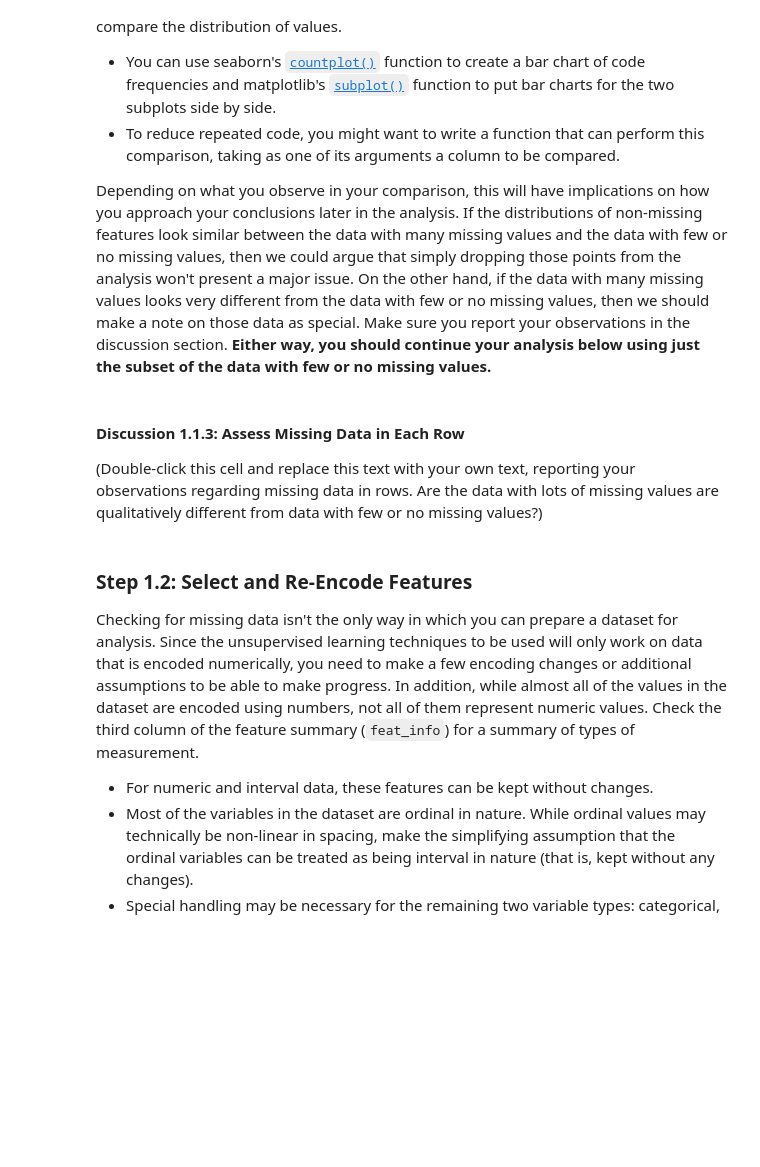
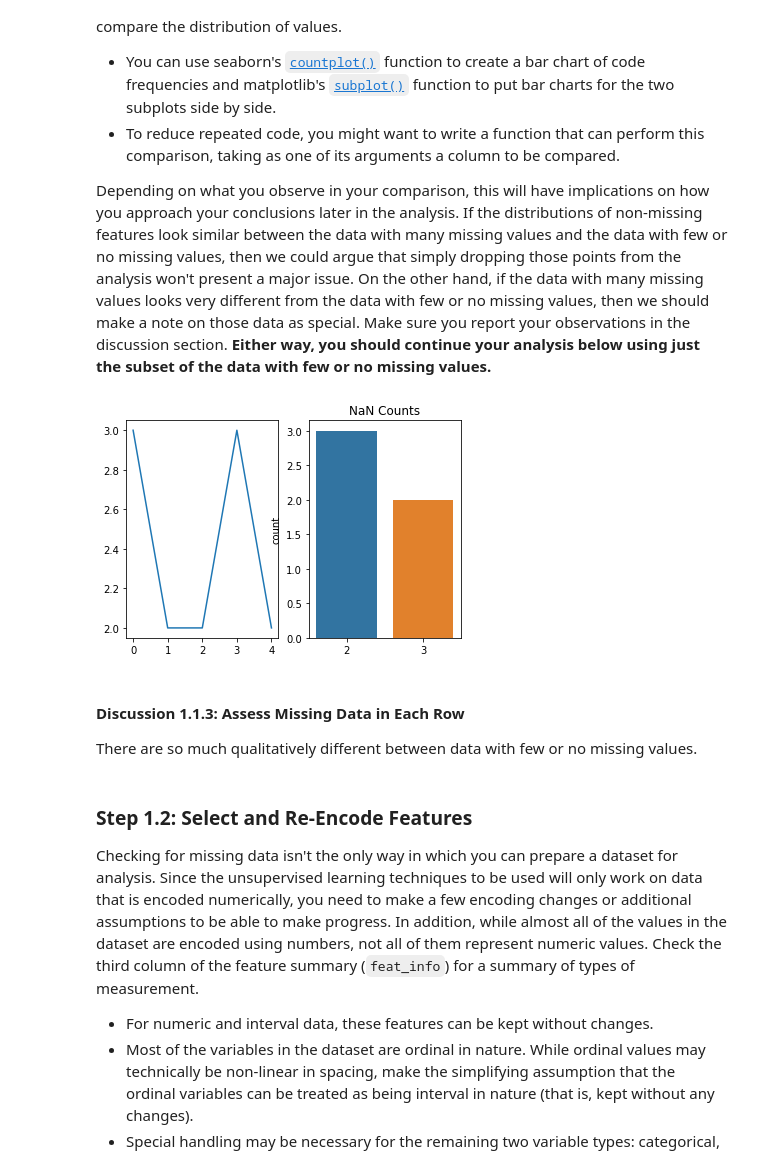
Before and after one commit to kylechenoO/Identify_Customer_Segments, a Jupyter notebook: Identify_Customer_Segments.ipynb, the cells around one changed output. Drawn from its saved outputs; the diff is of its cells as text; code cells hidden in the pictures; blank space fills up the shorter version.

```diff
--- a/Identify_Customer_Segments.ipynb
+++ b/Identify_Customer_Segments.ipynb
@@ -86,6 +201,8 @@ In order to know what to do with the outlier rows, we should see if the distribu
 Depending on what you observe in your comparison, this will have implications on how you approach your conclusions later in the analysis. If the distributions of non-missing features look similar between the data with many missing values and the data with few or no missing values, then we could argue that simply dropping those points from the analysis won't present a major issue. On the other hand, if the data with many missing values looks very different from the data with few or no missing values, then we should make a note on those data as special. Make sure you report your observations in the discussion section. **Either way, you should continue your analysis below using just the subset of the data with few or no missing values.**
 # %%
 # How much data is missing in each row of the dataset?
+features = azdias.shape[1]
+nan_line = azdias.shape[1] - azdias.count(axis=1)
 # %%
 # Write code to divide the data into two subsets based on the number of missing
 # values in each row.
@@ -95,7 +211,32 @@ Depending on what you observe in your comparison, this will have implications on
+# %%
+# Compare the distribution of values for at least five columns where there are
+# no or few missing values, between the two subsets.
+# plot it
+def show(df_aly, features):
+    X = []
+    Y = []
+    for feature in features:
+        X.append(feature)
+        Y.append(df_aly[feature].isnull().sum())
+
+    plt.subplot(121)
+    plt.plot(Y)
+    plt.subplot(122)
+    sns.countplot(Y)
+    plt.title('NaN Counts')
+    plt.show()
+
+
+df_aly = azdias[azdias.index.isin(nan_line[nan_line > 0].index)].head(4)
+df_aly = df_aly.append(azdias[azdias.index.isin(nan_line[nan_line == 0].index)].head(1))
+features = ['KKK', 'LP_LEBENSPHASE_FEIN', 'LP_LEBENSPHASE_GROB', 'REGIOTYP', 'RELAT_AB']
+show(df_aly, features)
+# %% [output]
+[figure, added]
 # %% [markdown]
 #### Discussion 1.1.3: Assess Missing Data in Each Row
 
-(Double-click this cell and replace this text with your own text, reporting your observations regarding missing data in rows. Are the data with lots of missing values are qualitatively different from data with few or no missing values?)
+There are so much qualitatively different between data with few or no missing values.
 # %% [markdown]
 ### Step 1.2: Select and Re-Encode Features
 
```
Also changed, not shown: parts of 35 cells of this notebook, 1 other file.
